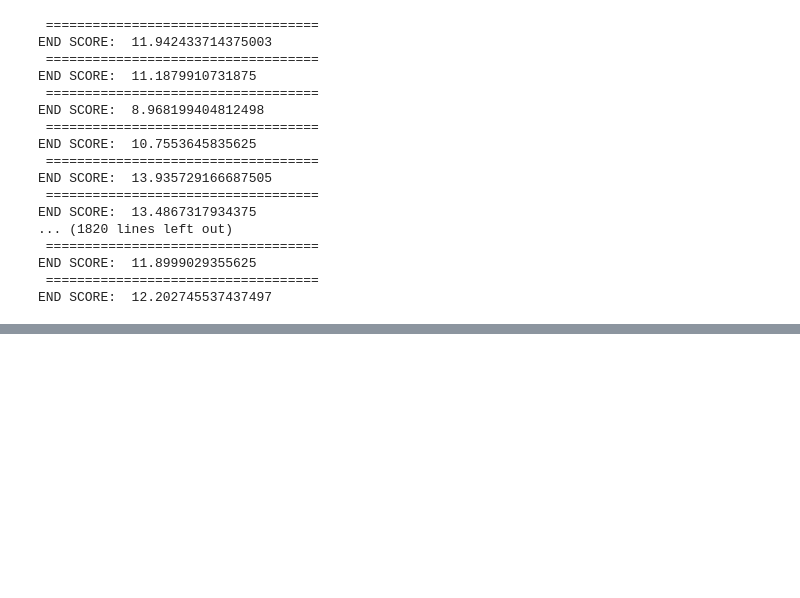
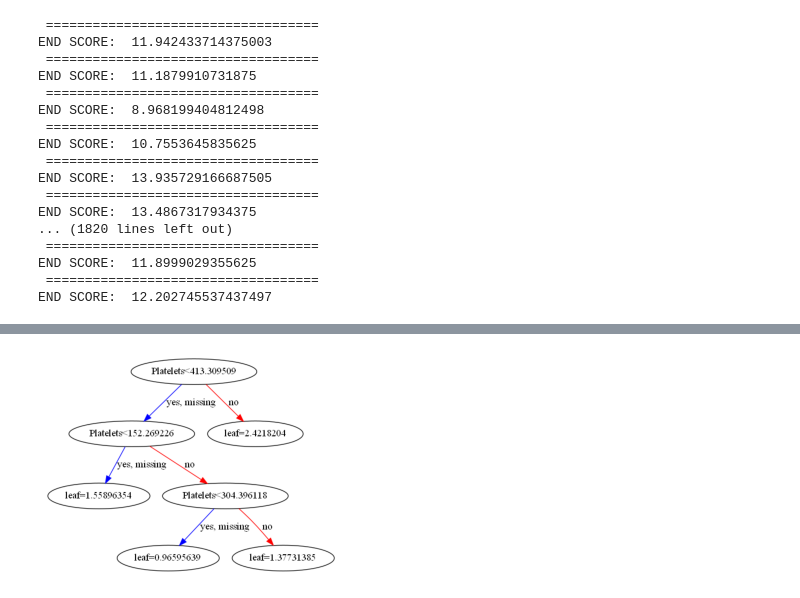
Before and after one commit to WhatTheHealthHTN/WhatTheHealth, a Jupyter notebook: BLOOD_MODEL_TRAINING.ipynb, the cells around one changed output, grey strips where cells are left out. Saved outputs shown, nothing was run; the diff lists cells and outputs as text; code cells hidden in the pictures; blank space fills up the shorter version.

Commit message:
Trained Blood-Test characteristics XGBOOST Model.

```diff
--- a/BLOOD_MODEL_TRAINING.ipynb
+++ b/BLOOD_MODEL_TRAINING.ipynb
@@ -102,0 +87,39 @@ BLOOD_DATASET_D1.head
+# %%
+#Reshape tensors for XGBOOST
+import tensorflow as tf
+from sklearn.model_selection import train_test_split
+
+x_features = BLOOD_DATASET_D1.iloc[:, 1:15]
+y_labels = BLOOD_DATASET_D1["SCORE"]
+train_x, valid_x, train_y, valid_y = train_test_split(x_features, y_labels, random_state = 2, shuffle = True)
+
+train_x = tf.convert_to_tensor(train_x)
+train_x = tf.reshape(train_x, [len(train_x), 14])
+
+valid_x = tf.convert_to_tensor(valid_x)
+valid_x = tf.reshape(valid_x, [len(valid_x), 14])
+
+train_y = tf.convert_to_tensor(train_y)
+train_y = tf.reshape(train_y, [len(train_y), 1])
+
+valid_y = tf.convert_to_tensor(valid_y)
+valid_y = tf.reshape(valid_y, [len(valid_y), 1])
+# %%
+#TRAIN GRADIENT BOOSTED TREE
+from sklearn.metrics import mean_squared_error, mean_absolute_error
+
+#Convert to Dmatrix
+TRAIN_DATA = xgb.DMatrix(train_x, train_y, feature_names = columns[1:15])
+VALID_DATA = xgb.DMatrix(valid_x, valid_y, feature_names = columns[1:15])
+#Parameters for boosted tree
+XGBOOST_PARAMS = {"objective": "reg:squarederror", "subsample": 0.6,
+                  "colsample_bytree" : 0.6, "learning_rate" : 0.1, "max_depth" : 100,
+                  "alpha": 20, "n_estimators": 12}
+#Train the xgboost model
+# XGB_BLOOD_MODEL = xgb.XGBRegressor()
+# XGB_BLOOD_MODEL.fit(train_x, train_y)
+XGB_BLOOD_MODEL = xgb.train(XGBOOST_PARAMS, TRAIN_DATA, evals = [(TRAIN_DATA, "TRAIN_DATA"), (VALID_DATA, "VALID_DATA")],
+                            num_boost_round = 200, early_stopping_rounds = 40)
+predictions = XGB_BLOOD_MODEL.predict(VALID_DATA)
+error = mean_squared_error(valid_y, predictions)
+print('ERROR: ', error)
@@ -102,0 +147,7 @@ BLOOD_DATASET_D1.head
+# %%
+# #Print desicion tree -> transparency into exactly what the model is doing
+xgb.plot_tree(XGB_BLOOD_MODEL, num_trees = 0)
+plt.rcParams['figure.figsize'] = [1920, 1080]
+plt.show()
+# %% [output]
+[figure, added]
```
Also changed, not shown: parts of 5 cells of this notebook, 2 other files.
